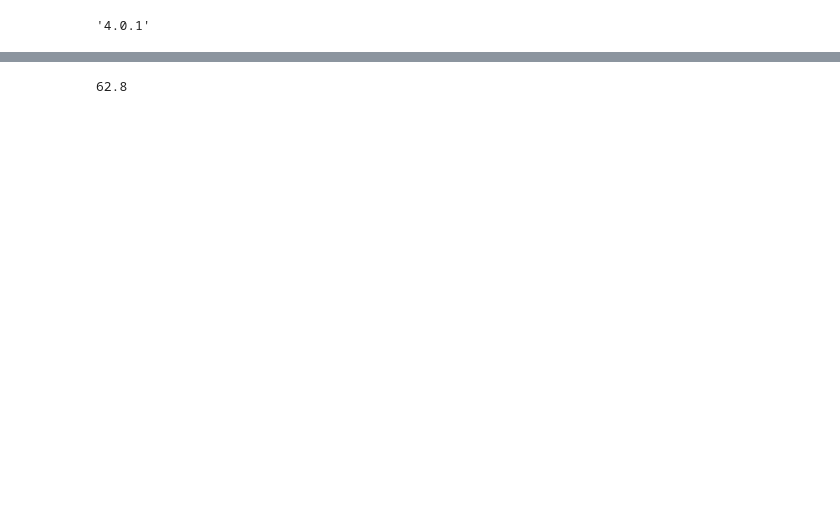
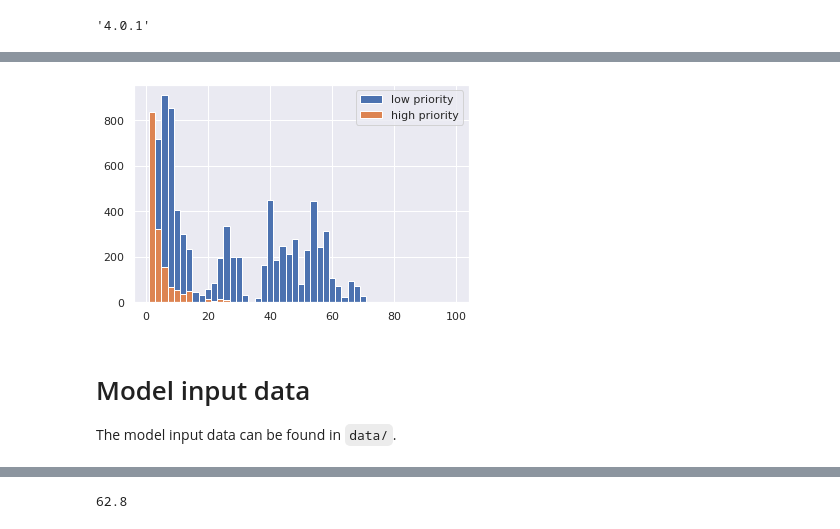
Before and after one commit to health-data-science-OR/stochastic_systems, a Jupyter notebook: labs/simulation/lab4/sim_lab4_advanced_models.ipynb, the cells around one changed output, grey strips where cells are left out. Saved outputs shown, nothing was run; the diff lists cells and outputs as text; code cells hidden in the pictures; blank space fills up the shorter version.

```diff
--- a/labs/simulation/lab4/sim_lab4_advanced_models.ipynb
+++ b/labs/simulation/lab4/sim_lab4_advanced_models.ipynb
@@ -18,0 +89,29 @@ from sim_utility.distributions import (Bernoulli, Discrete, Poisson,
+# %%
+def single_run(args, rep=0):
+    '''
+    Perform as single run of the model and resturn results as a tuple.
+    '''
+    model = AssessmentReferralModel(args)
+    model.run()
+
+    return model.results_all, model.results_low, model.results_high
+# %%
+%%time
+#depending on settings and CPU this model takes around 5-10 seconds to run
+
+#5 day a week model = 260 days a year
+RESULTS_COLLECTION = 260 * 1
+
+#We will learn about warm-up periods in a later lab.  We use one
+#because the model starts up empty which doesn't reflect reality
+WARM_UP = 260 * 3
+RUN_LENGTH = RESULTS_COLLECTION + WARM_UP
+
+#set up the scenario for the model to run.
+args = ScenarioArgs(RUN_LENGTH, WARM_UP, seeds=generate_seed_vector())
+
+#run model and return waiting time results split by priority
+results_all, results_low, results_high = single_run(args)
+
+#show a results summary
+results_summary(results_all, results_low, results_high)
@@ -18,0 +130,13 @@ from sim_utility.distributions import (Bernoulli, Discrete, Poisson,
+# %%
+#histogram of low versus high priority
+
+fig, ax = plt.subplots(1, 1)
+ax.hist(results_low, bins=np.arange(1, 100, 2), label='low priority')
+ax.hist(results_high, bins=np.arange(1, 100, 2), label='high priority')
+ax.legend();
+# %% [output]
+[figure, added]
+# %% [markdown]
+# Model input data
+
+The model input data can be found in `data/`.
```
Also changed, not shown: parts of 47 cells of this notebook, 7 other files.
